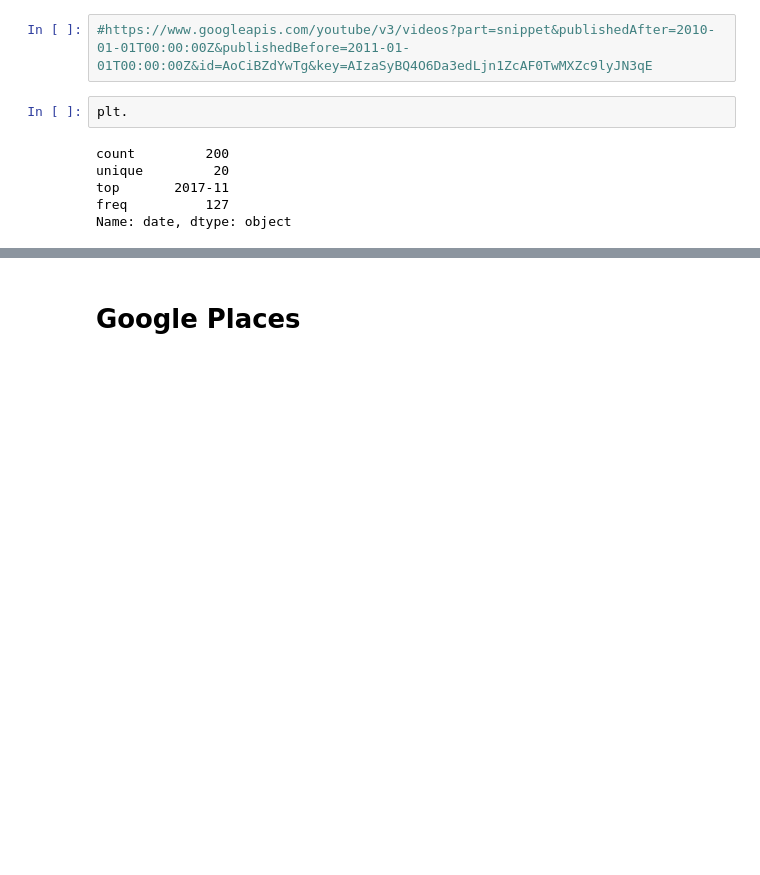
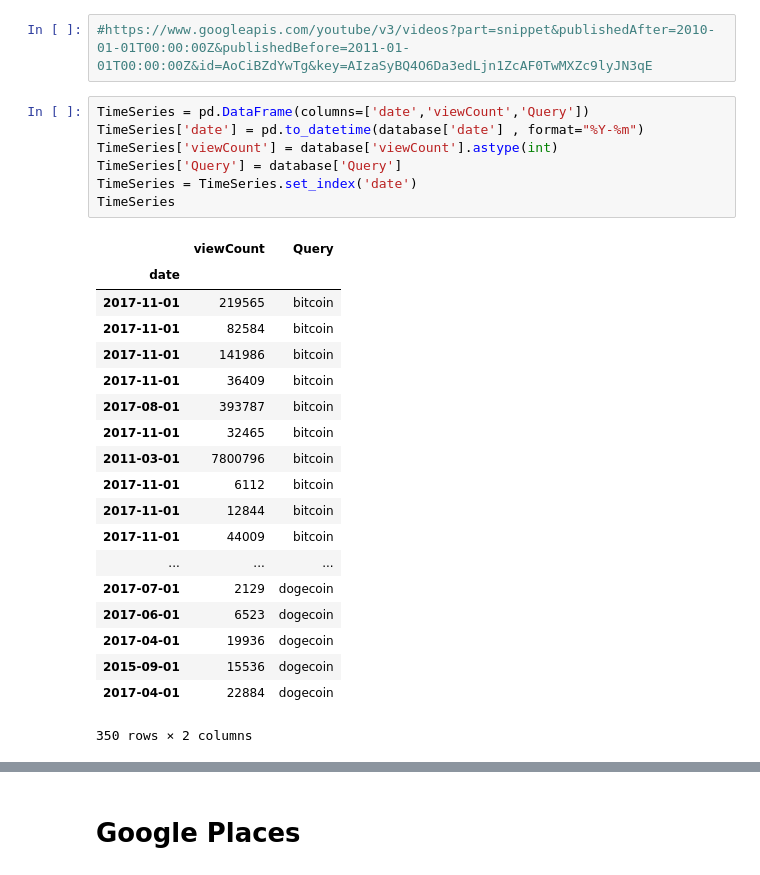
Before and after one commit to MS-BGD-2018-KIT-BIGDATA/Manon_Charvet, a Jupyter notebook: Lesson6/API.ipynb, the cells around one changed output, grey strips where cells are left out. Saved outputs shown, nothing was run; the diff lists cells and outputs as text; blank space fills up the shorter version.

```diff
--- a/Lesson6/API.ipynb
+++ b/Lesson6/API.ipynb
@@ -109,10 +109,29 @@ database.drop_duplicates("videoId")
 # %%
 #https://www.googleapis.com/youtube/v3/videos?part=snippet&publishedAfter=2010-01-01T00:00:00Z&publishedBefore=2011-01-01T00:00:00Z&id=AoCiBZdYwTg&key=AIzaSyBQ4O6Da3edLjn1ZcAF0TwMXZc9lyJN3qE
-# %%
-plt.
-# %% [output]
-count         200
-unique         20
-top       2017-11
-freq          127
-Name: date, dtype: object
+# %%
+TimeSeries = pd.DataFrame(columns=['date','viewCount','Query'])
+TimeSeries['date'] = pd.to_datetime(database['date'] , format="%Y-%m")
+TimeSeries['viewCount'] = database['viewCount'].astype(int)
+TimeSeries['Query'] = database['Query']
+TimeSeries = TimeSeries.set_index('date')
+TimeSeries
+# %% [output]
+|  | viewCount | Query |
+| date |  |  |
+| 2017-11-01 | 219565 | bitcoin |
+| 2017-11-01 | 82584 | bitcoin |
+| 2017-11-01 | 141986 | bitcoin |
+| 2017-11-01 | 36409 | bitcoin |
+| 2017-08-01 | 393787 | bitcoin |
+| 2017-11-01 | 32465 | bitcoin |
+| 2011-03-01 | 7800796 | bitcoin |
+| 2017-11-01 | 6112 | bitcoin |
+| 2017-11-01 | 12844 | bitcoin |
+| 2017-11-01 | 44009 | bitcoin |
+| ... | ... | ... |
+| 2017-07-01 | 2129 | dogecoin |
+| 2017-06-01 | 6523 | dogecoin |
+| 2017-04-01 | 19936 | dogecoin |
+| 2015-09-01 | 15536 | dogecoin |
+| 2017-04-01 | 22884 | dogecoin |
+350 rows × 2 columns
```
Also changed, not shown: parts of 9 cells of this notebook.
